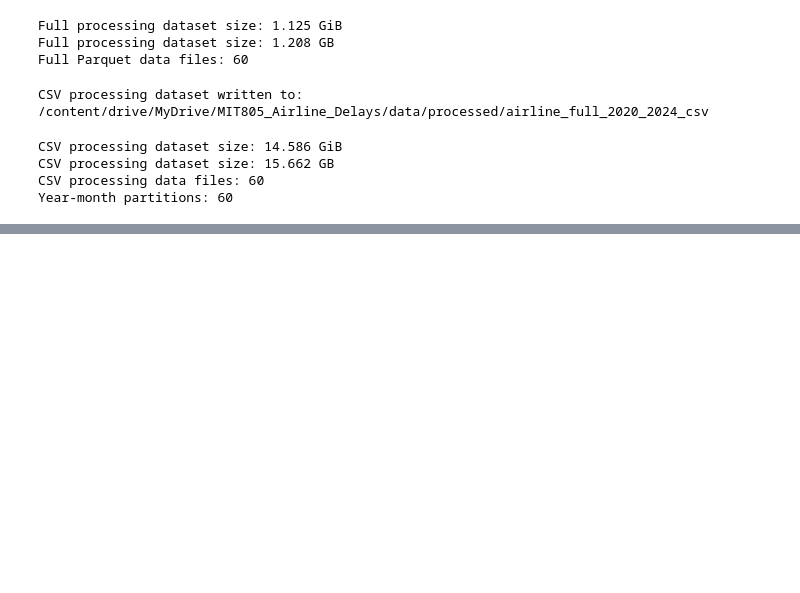
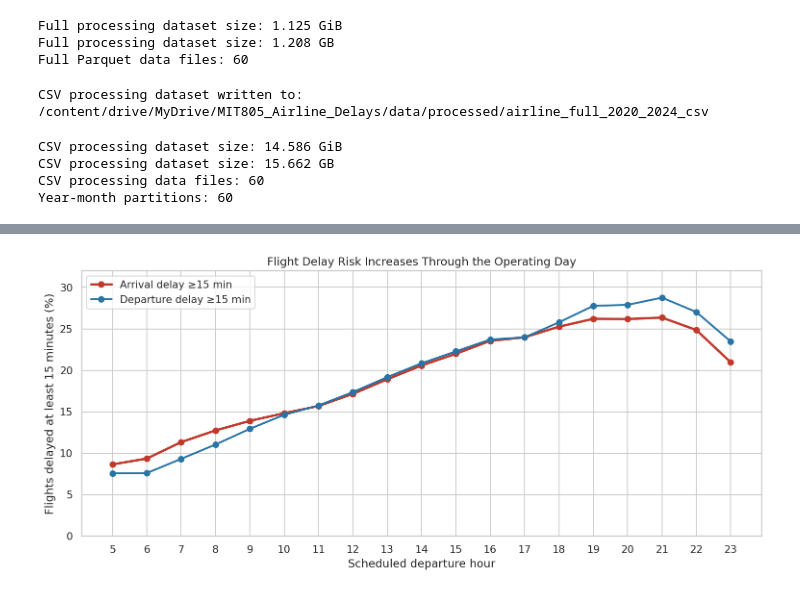
Before and after one commit to Pumlisa97/mit805-airline-delays-pyspark, a Jupyter notebook: notebooks/02_part1_pyspark_preparation_and_eda.ipynb, the cells around one changed output, grey strips where cells are left out. Drawn from its saved outputs; the diff is of its cells as text; code cells hidden in the pictures; blank space fills up the shorter version.

```diff
--- a/notebooks/02_part1_pyspark_preparation_and_eda.ipynb
+++ b/notebooks/02_part1_pyspark_preparation_and_eda.ipynb
@@ -59,7 +59,7 @@ spark = (
     .config("spark.driver.memory", "8g")
     .config("spark.sql.shuffle.partitions", "200")
     .config("spark.sql.adaptive.enabled", "true")
-    .config("spark.sql.execution.arrow.pyspark.enabled", "true")
+    .config("spark.sql.execution.arrow.pyspark.enabled", "false") # Changed to false
     .getOrCreate()
 )
 
@@ -371,0 +1167,5 @@ Year-month partitions: 60
+# %%
+flights = spark.read.parquet(str(ANALYTICAL_PATH))
+
+print(f"Columns: {len(flights.columns)}")
+print(f"Spark partitions: {flights.rdd.getNumPartitions()}")
@@ -371,0 +1877,52 @@ Year-month partitions: 60
+# %%
+import pandas as pd
+import matplotlib.pyplot as plt
+import seaborn as sns
+
+sns.set_theme(style="whitegrid", context="notebook")
+plt.rcParams["figure.dpi"] = 140
+
+yearly_pd = yearly_trends.toPandas()
+monthly_pd = monthly_seasonality.toPandas()
+hourly_pd = hourly_performance.toPandas()
+carrier_pd = carrier_performance.toPandas()
+origin_pd = origin_performance.toPandas()
+# %%
+plot_hourly = hourly_pd[
+    (hourly_pd["ScheduledDepHour"] >= 5)
+    & (hourly_pd["ScheduledDepHour"] <= 23)
+].copy()
+
+fig, ax = plt.subplots(figsize=(11, 5))
+
+ax.plot(
+    plot_hourly["ScheduledDepHour"],
+    plot_hourly["arrival_delay_15m_rate"] * 100,
+    marker="o",
+    linewidth=2.5,
+    color="#C0392B",
+    label="Arrival delay ≥15 min"
+)
+
+ax.plot(
+    plot_hourly["ScheduledDepHour"],
+    plot_hourly["departure_delay_15m_rate"] * 100,
+    marker="o",
+    linewidth=2.0,
+    color="#2874A6",
+    label="Departure delay ≥15 min"
+)
+
+ax.set(
+    title="Flight Delay Risk Increases Through the Operating Day",
+    xlabel="Scheduled departure hour",
+    ylabel="Flights delayed at least 15 minutes (%)",
+    xticks=range(5, 24),
+    ylim=(0, 32)
+)
+
+ax.legend(frameon=True)
+plt.tight_layout()
+plt.show()
+# %% [output]
+[figure, added]
```
Also changed, not shown: parts of 56 cells of this notebook.
